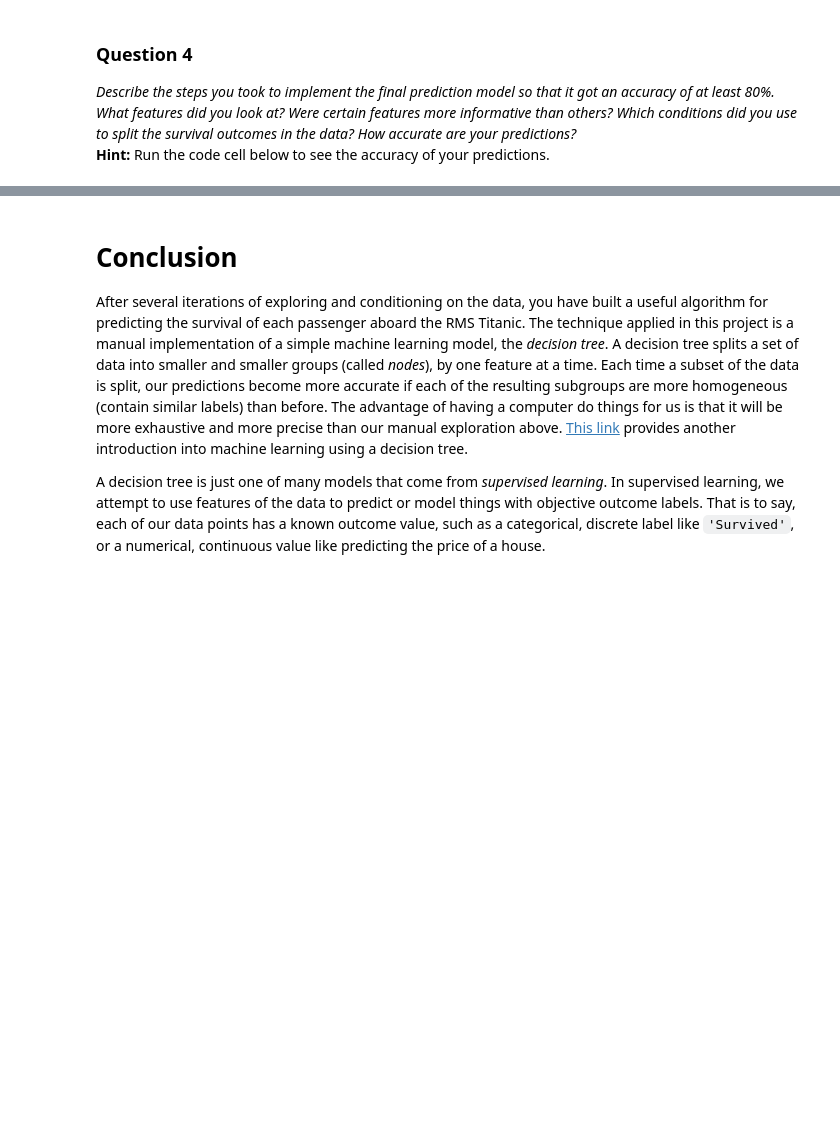
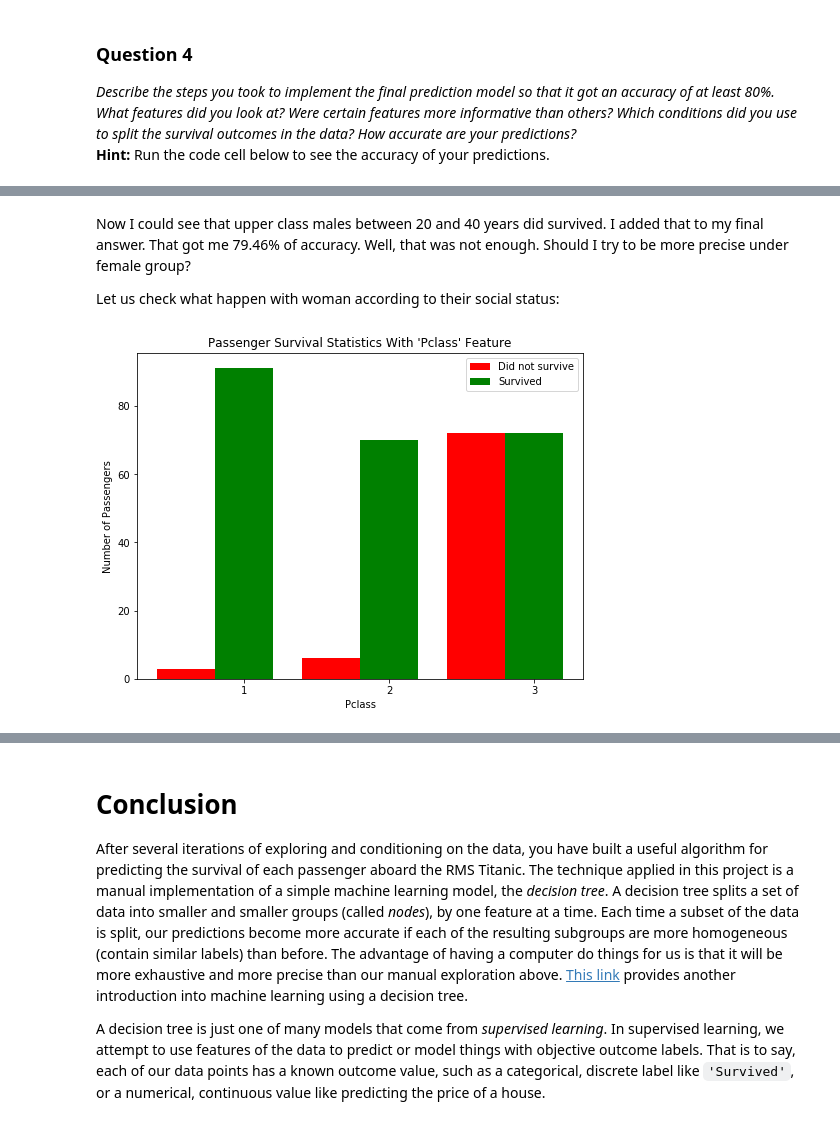
Before and after one commit to rtpaulino/mlnd, a Jupyter notebook: titanic_survival_exploration/titanic_survival_exploration.ipynb, the cells around one changed output, grey strips where cells are left out. Drawn from its saved outputs; the diff is of its cells as text; code cells hidden in the pictures; blank space fills up the shorter version.

```diff
--- a/titanic_survival_exploration/titanic_survival_exploration.ipynb
+++ b/titanic_survival_exploration/titanic_survival_exploration.ipynb
@@ -258,0 +271,8 @@ Predictions have an accuracy of 80.36%.
+# %% [markdown]
+Now I could see that upper class males between 20 and 40 years did survived. I added that to my final answer. That got me 79.46% of accuracy. Well, that was not enough. Should I try to be more precise under female group?
+
+Let us check what happen with woman according to their social status:
+# %%
+vs.survival_stats(data, outcomes, 'Pclass', ["Sex == 'female'"])
+# %% [output]
+[figure, added]
```
Also changed, not shown: parts of 13 cells of this notebook, 1 other file.
